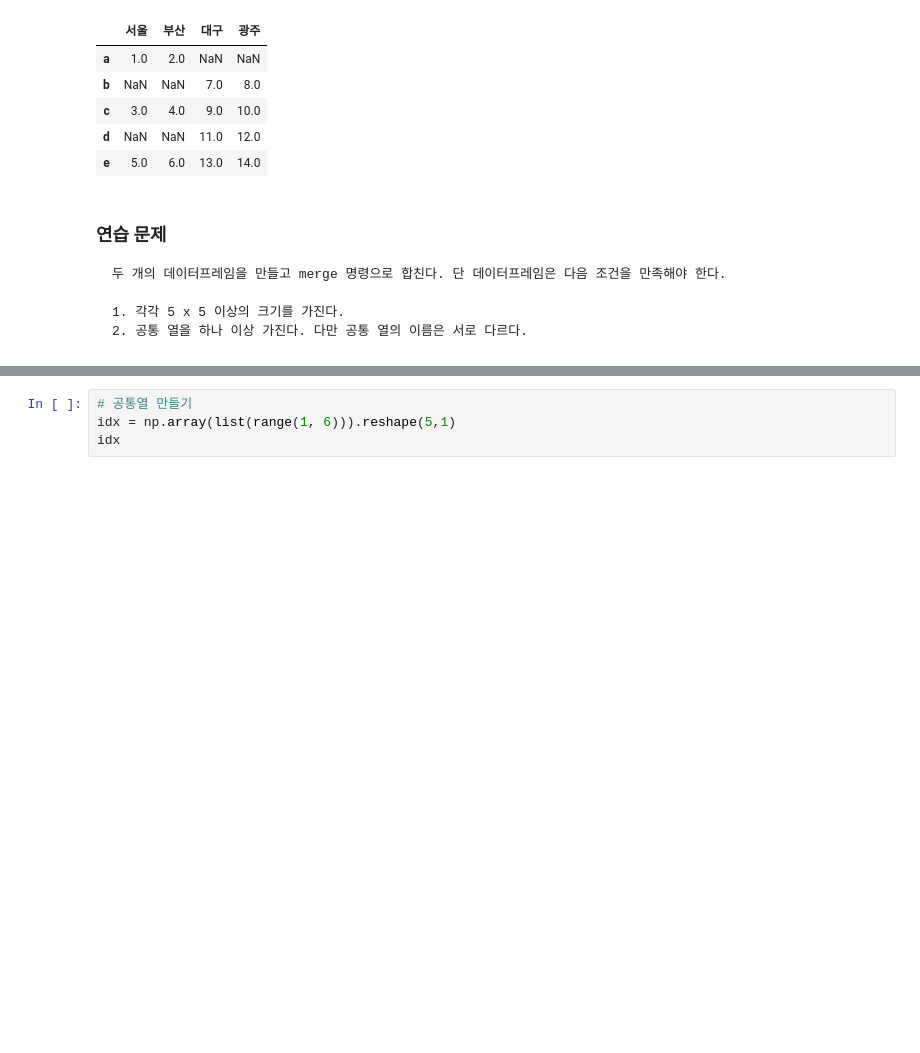
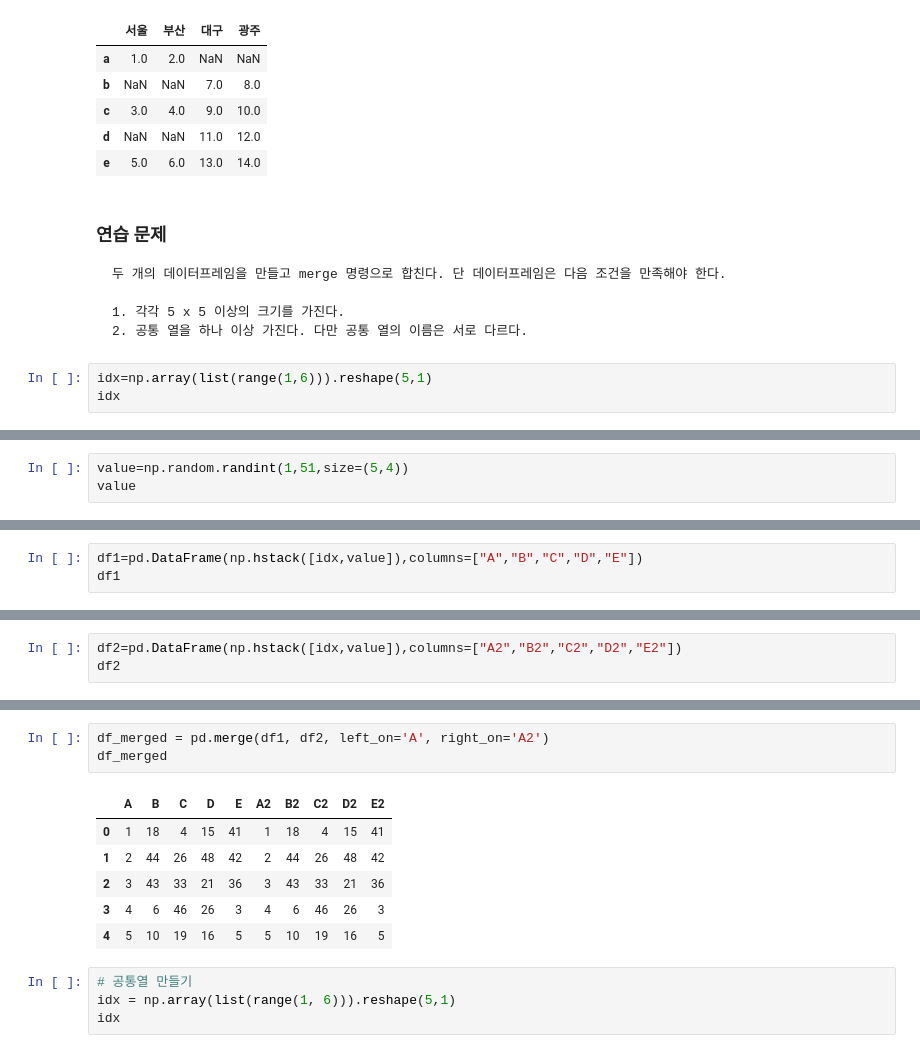
Before and after one commit to kimsumin-creat/wassup3, a Jupyter notebook: 03_Data_Processing/02_07_Pandas 데이터프레임 합성.ipynb, the cells around one changed output, grey strips where cells are left out. Drawn from its saved outputs; the diff is of its cells as text; blank space fills up the shorter version.

````diff
--- a/03_Data_Processing/02_07_Pandas 데이터프레임 합성.ipynb
+++ b/03_Data_Processing/02_07_Pandas 데이터프레임 합성.ipynb
@@ -319,3 +319,6 @@ df1.join(df2, how='outer')
 1. 각각 5 x 5 이상의 크기를 가진다.
 2. 공통 열을 하나 이상 가진다. 다만 공통 열의 이름은 서로 다르다.
 ```
+# %%
+idx=np.array(list(range(1,6))).reshape(5,1)
+idx
@@ -321,0 +331,3 @@ df1.join(df2, how='outer')
+# %%
+value=np.random.randint(1,51,size=(5,4))
+value
@@ -321,0 +340,3 @@ df1.join(df2, how='outer')
+# %%
+df1=pd.DataFrame(np.hstack([idx,value]),columns=["A","B","C","D","E"])
+df1
@@ -321,0 +350,3 @@ df1.join(df2, how='outer')
+# %%
+df2=pd.DataFrame(np.hstack([idx,value]),columns=["A2","B2","C2","D2","E2"])
+df2
@@ -322,3 +360,13 @@ df1.join(df2, how='outer')
+# %%
+df_merged = pd.merge(df1, df2, left_on='A', right_on='A2')
+df_merged
+# %% [output]
+|  | A | B | C | D | E | A2 | B2 | C2 | D2 | E2 |
+| 0 | 1 | 18 | 4 | 15 | 41 | 1 | 18 | 4 | 15 | 41 |
+| 1 | 2 | 44 | 26 | 48 | 42 | 2 | 44 | 26 | 48 | 42 |
+| 2 | 3 | 43 | 33 | 21 | 36 | 3 | 43 | 33 | 21 | 36 |
+| 3 | 4 | 6 | 46 | 26 | 3 | 4 | 6 | 46 | 26 | 3 |
+| 4 | 5 | 10 | 19 | 16 | 5 | 5 | 10 | 19 | 16 | 5 |
 # %%
 # 공통열 만들기
 idx = np.array(list(range(1, 6))).reshape(5,1)
````
Also changed, not shown: parts of 15 cells of this notebook, 3 other files.
